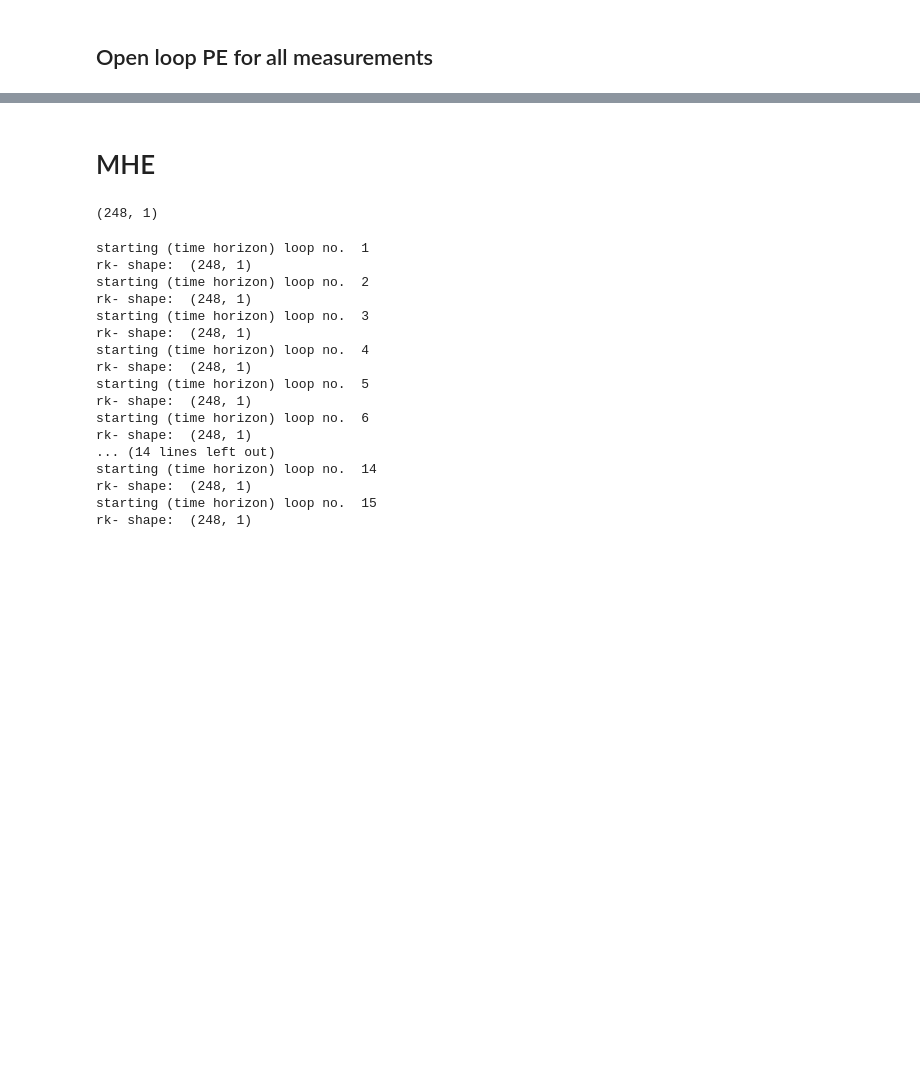
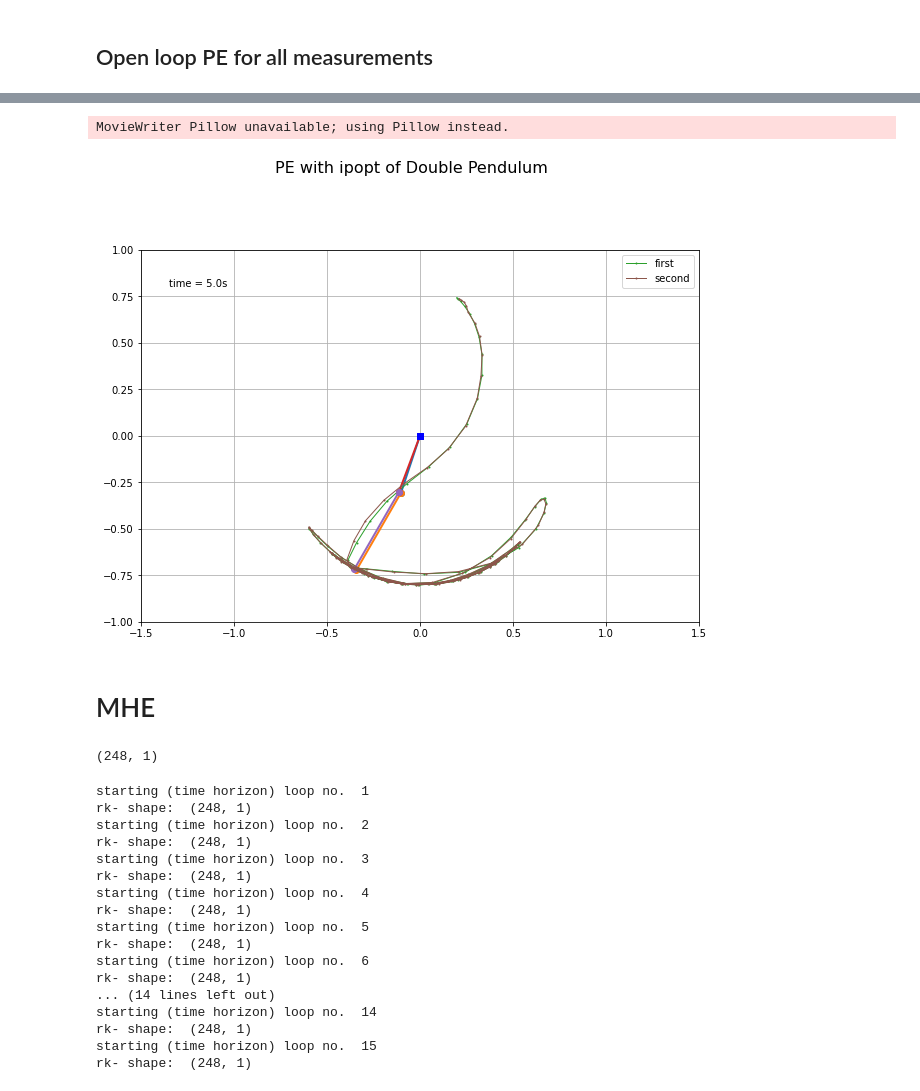
Before and after one commit to LeonieKreis/MovingHorizonEstimation, a Jupyter notebook: code/Double_Pendulum_MHE_v2.ipynb, the cells around one changed output, grey strips where cells are left out. Saved outputs shown, nothing was run; the diff lists cells and outputs as text; code cells hidden in the pictures; blank space fills up the shorter version.

```diff
--- a/code/Double_Pendulum_MHE_v2.ipynb
+++ b/code/Double_Pendulum_MHE_v2.ipynb
@@ -259,3 +262,8 @@ MovieWriter Pillow unavailable; using Pillow instead.
+# %%
+animatecomparison_double_pendulum("../plots/statenoise/comp_ipopt.gif",Res1, s_opt,'PE with ipopt of Double Pendulum', T=T, N=N)
+# %% [output]
+MovieWriter Pillow unavailable; using Pillow instead.
+[figure, added]
 # %% [markdown]
 # MHE
 # %%
```
Also changed, not shown: parts of 17 cells of this notebook, 12 other files.
